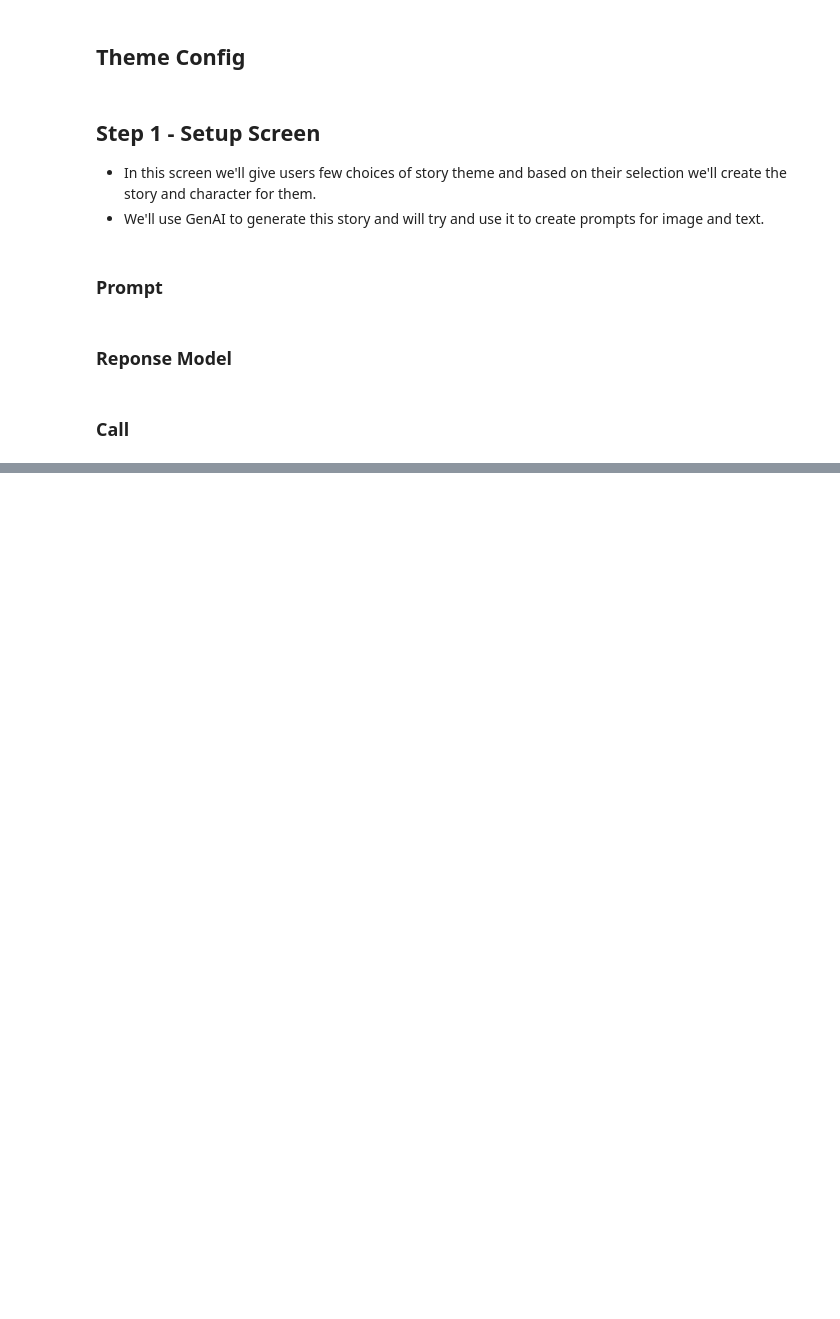
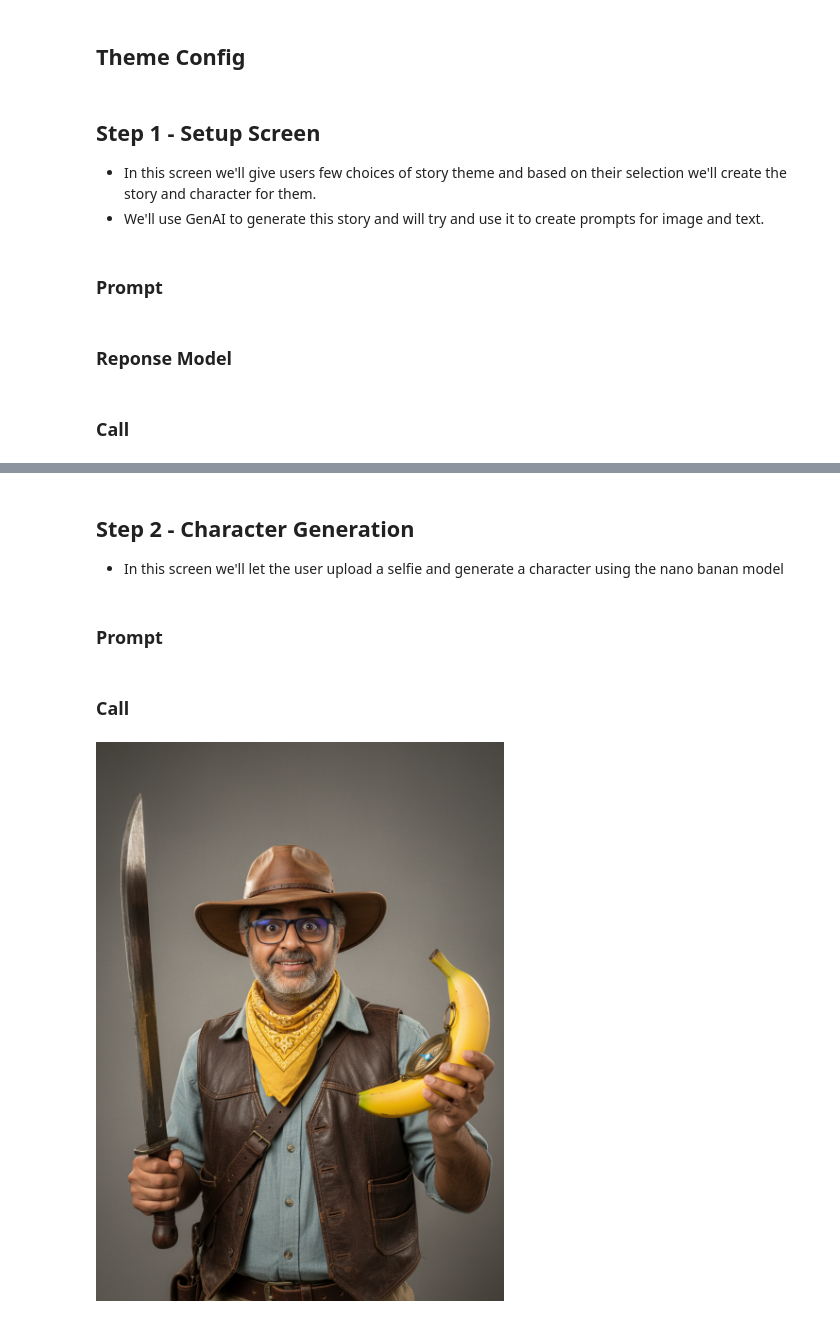
Before and after one commit to gaurangdave/banana_split_stories, a Jupyter notebook: notebooks/01_app_test_drive.ipynb, the cells around one changed output, grey strips where cells are left out. Saved outputs shown, nothing was run; the diff lists cells and outputs as text; code cells hidden in the pictures; blank space fills up the shorter version.

Commit message:
implemented character generation step

```diff
--- a/notebooks/01_app_test_drive.ipynb
+++ b/notebooks/01_app_test_drive.ipynb
@@ -206,3 +206,10 @@ story_data
    'choices': [],
    'is_ending': True,
    'outcome': 'failure'}]}
+# %% [markdown]
+## Step 2 - Character Generation
+* In this screen we'll let the user upload a selfie and generate a character using the nano banan model
+# %% [markdown]
+### Prompt
+# %% [markdown]
+### Call
@@ -208,0 +260,5 @@ story_data
+# %%
+selfie_image = Image.open(Path(image_dir,"me.jpg"))
+generate_character_asset(theme=DEFAULT_THEME,gender="Male",selfie_image=selfie_image)
+# %% [output]
+[figure, added]
```
Also changed, not shown: parts of 1 cell of this notebook.
